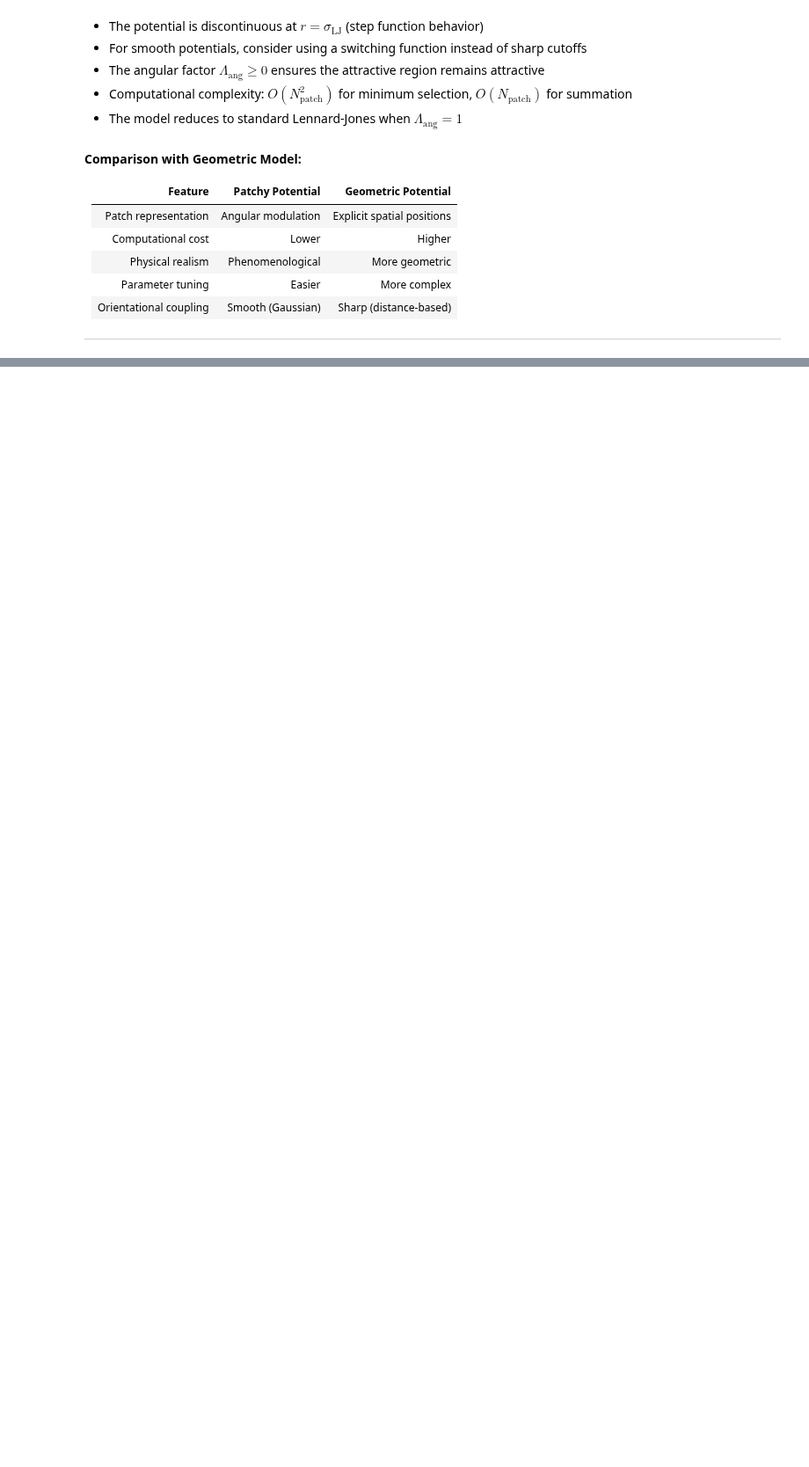
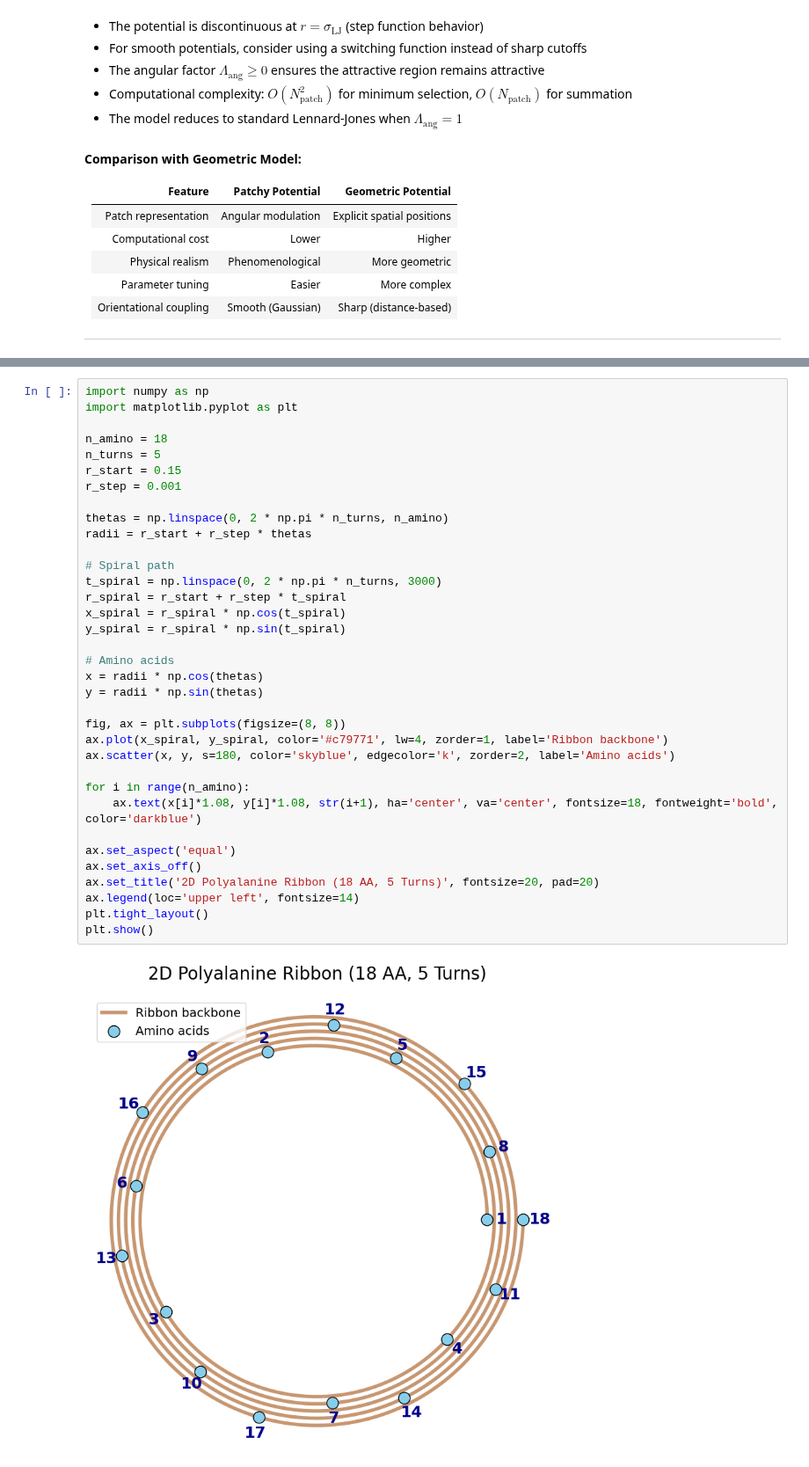
Before and after one commit to hadis-gh/chisurfmd, a Jupyter notebook: script/notebooks/md/01_Potential.ipynb, the cells around one changed output, grey strips where cells are left out. Shown at 88% size. Cells and saved outputs as stored; diff of their text form; blank space fills up the shorter version.

```diff
--- a/script/notebooks/md/01_Potential.ipynb
+++ b/script/notebooks/md/01_Potential.ipynb
@@ -677,3 +682,40 @@ interact(
+# %%
+import numpy as np
+import matplotlib.pyplot as plt
+
+n_amino = 18
+n_turns = 5
+r_start = 0.15
+r_step = 0.001
+
+thetas = np.linspace(0, 2 * np.pi * n_turns, n_amino)
+radii = r_start + r_step * thetas
+
+# Spiral path
+t_spiral = np.linspace(0, 2 * np.pi * n_turns, 3000)
+r_spiral = r_start + r_step * t_spiral
+x_spiral = r_spiral * np.cos(t_spiral)
+y_spiral = r_spiral * np.sin(t_spiral)
+
+# Amino acids
+x = radii * np.cos(thetas)
+y = radii * np.sin(thetas)
+
+fig, ax = plt.subplots(figsize=(8, 8))
+ax.plot(x_spiral, y_spiral, color='#c79771', lw=4, zorder=1, label='Ribbon backbone')
+ax.scatter(x, y, s=180, color='skyblue', edgecolor='k', zorder=2, label='Amino acids')
+
+for i in range(n_amino):
+    ax.text(x[i]*1.08, y[i]*1.08, str(i+1), ha='center', va='center', fontsize=18, fontweight='bold', color='darkblue')
+
+ax.set_aspect('equal')
+ax.set_axis_off()
+ax.set_title('2D Polyalanine Ribbon (18 AA, 5 Turns)', fontsize=20, pad=20)
+ax.legend(loc='upper left', fontsize=14)
+plt.tight_layout()
+plt.show()
+# %% [output]
+[figure, added]
 # %% [markdown]
 ### Patchy Geometric Lennard-Jones based potential:
 
```
Also changed, not shown: parts of 2 cells of this notebook, 4 other files.
